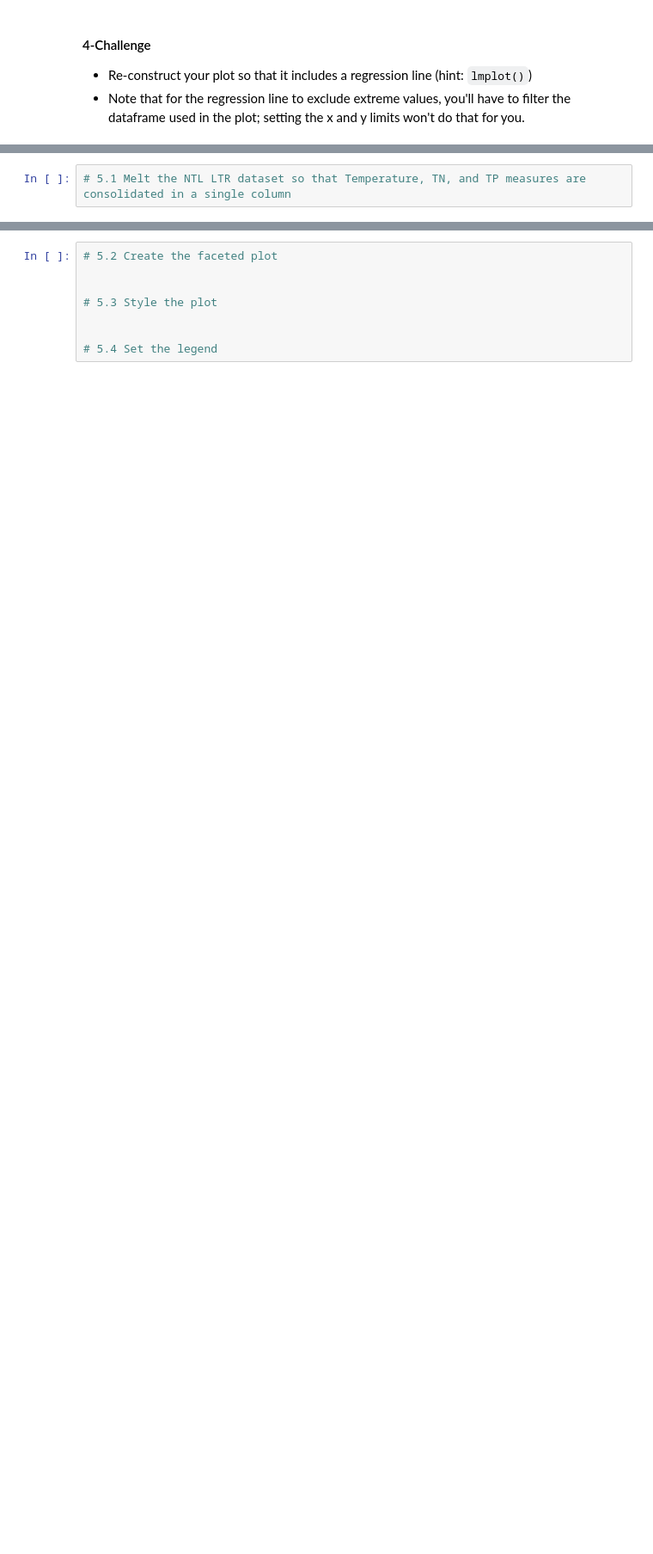
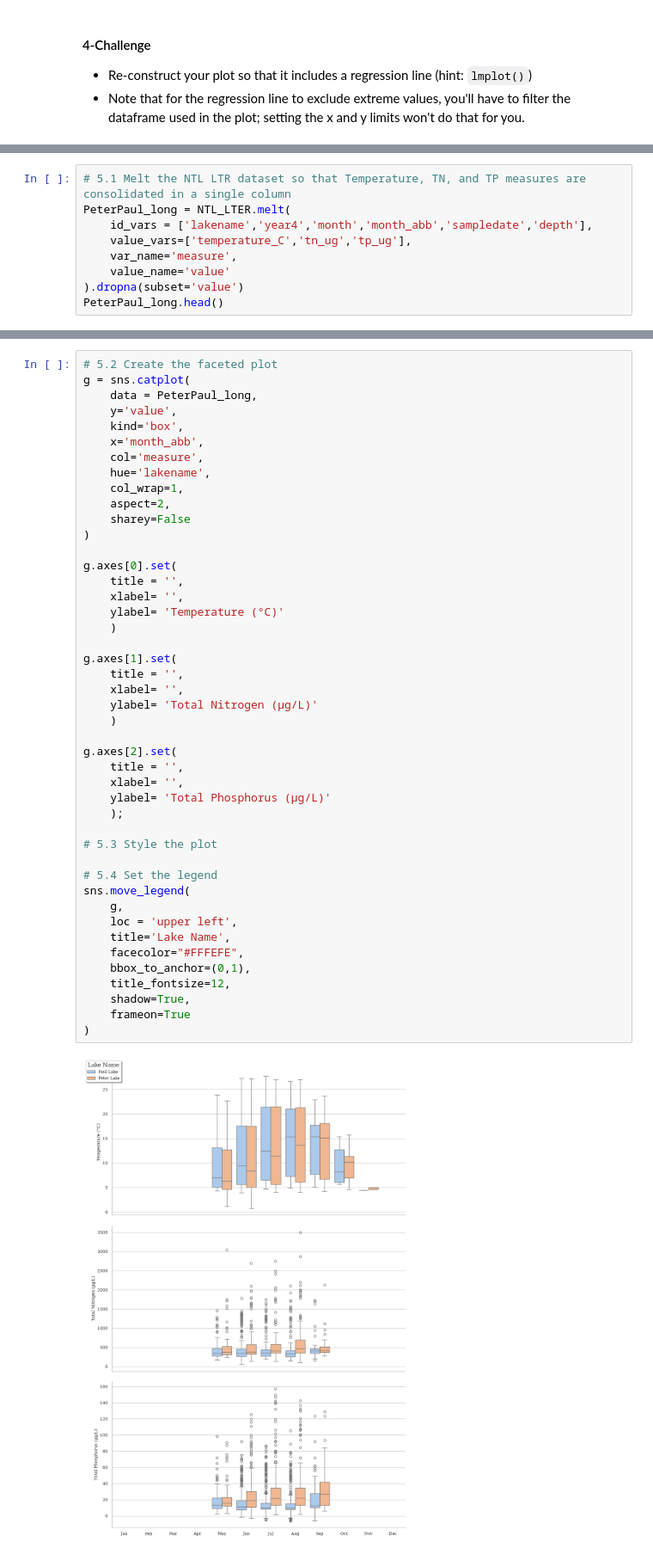
Before and after one commit to peytonrsmith/ENV700, a Jupyter notebook: assignments/A5-DataVisualization.ipynb, the cells around one changed output, grey strips where cells are left out. Shown at 86% size. Drawn from its saved outputs; the diff is of its cells as text; blank space fills up the shorter version.

```diff
--- a/assignments/A5-DataVisualization.ipynb
+++ b/assignments/A5-DataVisualization.ipynb
@@ -77,3 +188,10 @@ We are interested in comparing monthly trends in three lake variables: Total Nit
     - Set the y-axis labels to indicate the plots of Temperature, Total Nitrogen, and Total Phosphorus.
 # %%
 # 5.1 Melt the NTL LTR dataset so that Temperature, TN, and TP measures are consolidated in a single column
+PeterPaul_long = NTL_LTER.melt(
+    id_vars = ['lakename','year4','month','month_abb','sampledate','depth'],
+    value_vars=['temperature_C','tn_ug','tp_ug'],
+    var_name='measure',
+    value_name='value'
+).dropna(subset='value')
+PeterPaul_long.head()
@@ -80,11 +205,50 @@ We are interested in comparing monthly trends in three lake variables: Total Nit
 # %%
 # 5.2 Create the faceted plot
+g = sns.catplot(
+    data = PeterPaul_long,
+    y='value',
+    kind='box',
+    x='month_abb',
+    col='measure',
+    hue='lakename',
+    col_wrap=1,
+    aspect=2,
+    sharey=False
+)
 
+g.axes[0].set(
+    title = '',
+    xlabel= '',
+    ylabel= 'Temperature (°C)'
+    )
+
+g.axes[1].set(
+    title = '',
+    xlabel= '',
+    ylabel= 'Total Nitrogen (µg/L)'
+    )
+
+g.axes[2].set(
+    title = '',
+    xlabel= '',
+    ylabel= 'Total Phosphorus (µg/L)'
+    );
 
 # 5.3 Style the plot
 
-
 # 5.4 Set the legend
+sns.move_legend(
+    g,
+    loc = 'upper left',
+    title='Lake Name',
+    facecolor="#FFFEFE",
+    bbox_to_anchor=(0,1),
+    title_fontsize=12,
+    shadow=True,
+    frameon=True
+)
+# %% [output]
+[figure, added]
 # %% [markdown]
 #### ✅ Question
 **What do you observe about the variables of interest over seasons and between lakes?**
```
Also changed, not shown: parts of 18 cells of this notebook.
